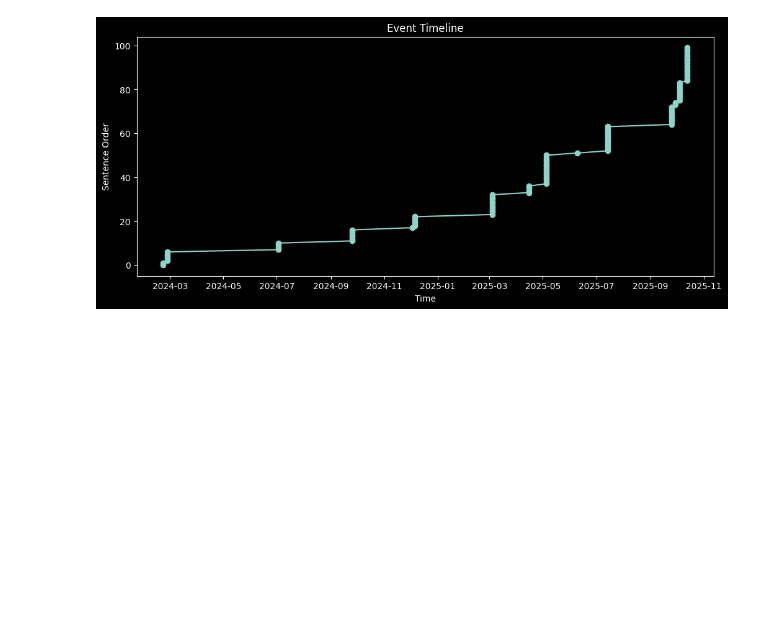
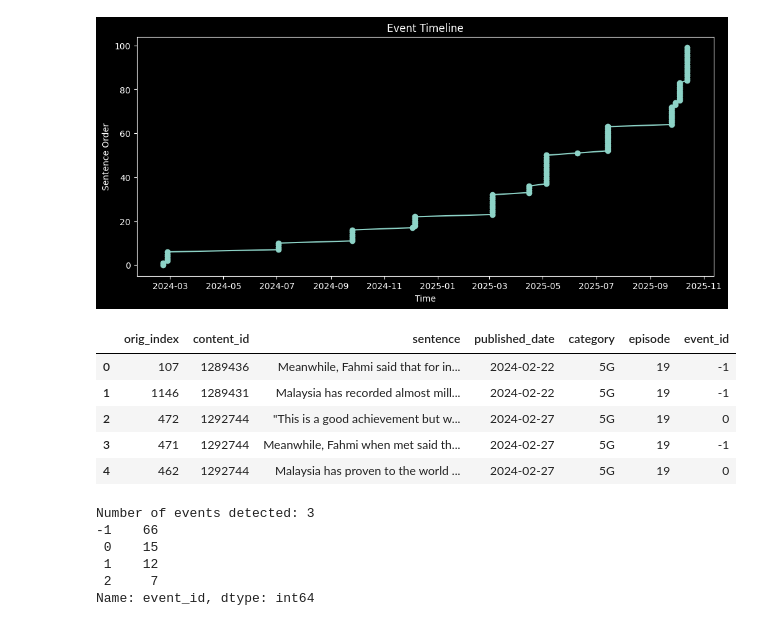
Before and after one commit to gaurav1-9/temporal-topical-sorting, a Jupyter notebook: finalYear/v4.5.1_episodeEventsBalanced.ipynb, the cells around one changed output. Saved outputs shown, nothing was run; the diff lists cells and outputs as text; code cells hidden in the pictures; blank space fills up the shorter version.

```diff
--- a/finalYear/v4.5.1_episodeEventsBalanced.ipynb
+++ b/finalYear/v4.5.1_episodeEventsBalanced.ipynb
@@ -52,0 +62,20 @@ plt.show()
+# %%
+episode_df["event_id"] = event_labels
+episode_df.head()
+# %% [output]
+|  | orig_index | content_id | sentence | published_date | category | episode | event_id |
+| 0 | 107 | 1289436 | Meanwhile, Fahmi said that for in... | 2024-02-22 | 5G | 19 | -1 |
+| 1 | 1146 | 1289431 | Malaysia has recorded almost mill... | 2024-02-22 | 5G | 19 | -1 |
+| 2 | 472 | 1292744 | "This is a good achievement but w... | 2024-02-27 | 5G | 19 | 0 |
+| 3 | 471 | 1292744 | Meanwhile, Fahmi when met said th... | 2024-02-27 | 5G | 19 | -1 |
+| 4 | 462 | 1292744 | Malaysia has proven to the world ... | 2024-02-27 | 5G | 19 | 0 |
+# %%
+print("Number of events detected:", len(set(event_labels)) - (1 if -1 in event_labels else 0))
+print(episode_df["event_id"].value_counts())
+# %% [output]
+Number of events detected: 3
+-1    66
+ 0    15
+ 1    12
+ 2     7
+Name: event_id, dtype: int64
```
Also changed, not shown: parts of 6 cells of this notebook, 1 other file.
